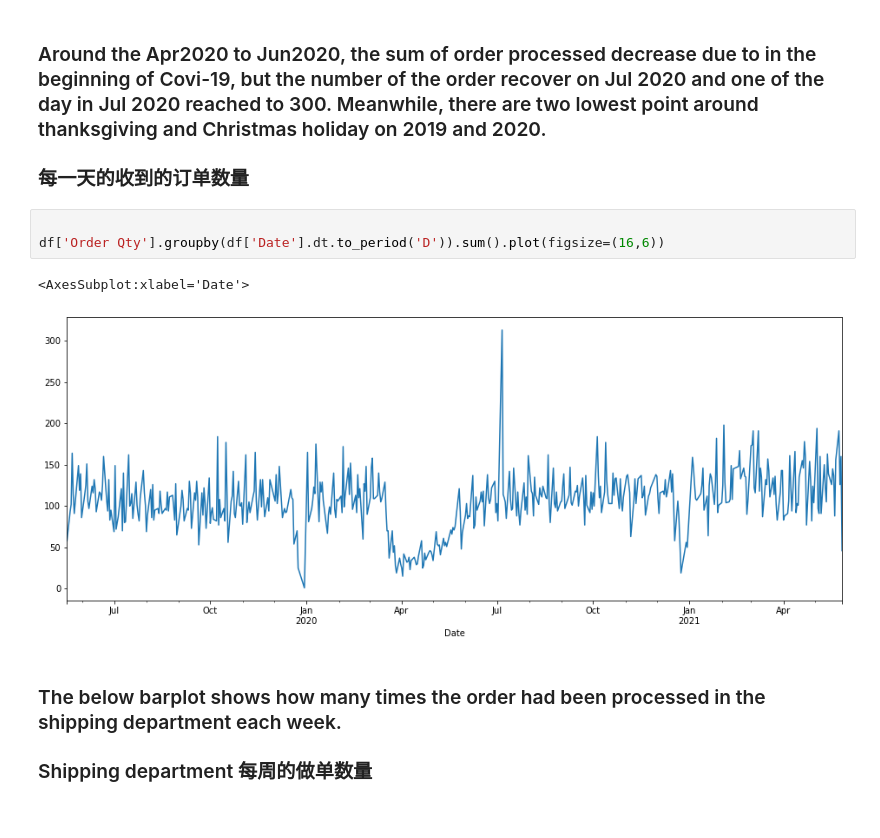
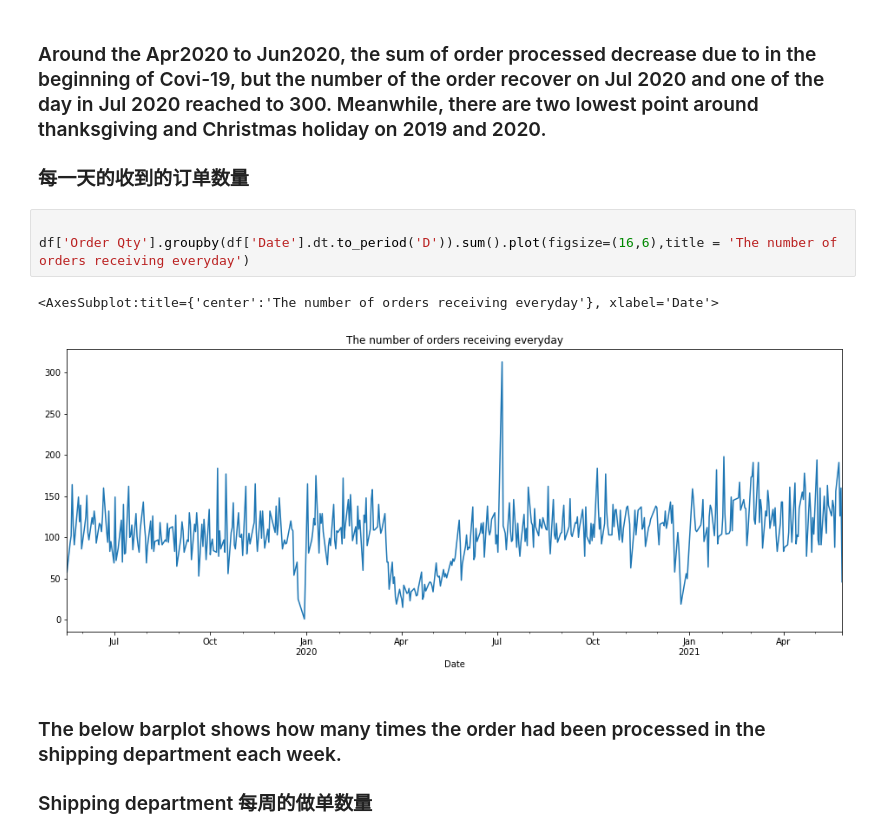
Before and after one commit to rhodapang/Python-for-data-analysis, a Jupyter notebook: Log Analysis for Shipping Department.ipynb, the cells around one changed output. Saved outputs shown, nothing was run; the diff lists cells and outputs as text.

```diff
--- a/Log Analysis for Shipping Department.ipynb
+++ b/Log Analysis for Shipping Department.ipynb
@@ -84,10 +84,10 @@ df['Order Qty'].groupby(df['Date'].dt.to_period('D')).count().plot(figsize=(16,6
 ### 每一天的收到的订单数量
 # %%
 
-df['Order Qty'].groupby(df['Date'].dt.to_period('D')).sum().plot(figsize=(16,6))
+df['Order Qty'].groupby(df['Date'].dt.to_period('D')).sum().plot(figsize=(16,6),title = 'The number of orders receiving everyday')
 # %% [output]
-<AxesSubplot:xlabel='Date'>
+<AxesSubplot:title={'center':'The number of orders receiving everyday'}, xlabel='Date'>
-[figure, old version]
+[figure, new version]
 # %% [markdown]
 ### The below barplot shows how many times the order had been processed in the shipping department each week.
 ### Shipping department 每周的做单数量
```
Also changed, not shown: parts of 2 cells of this notebook.
